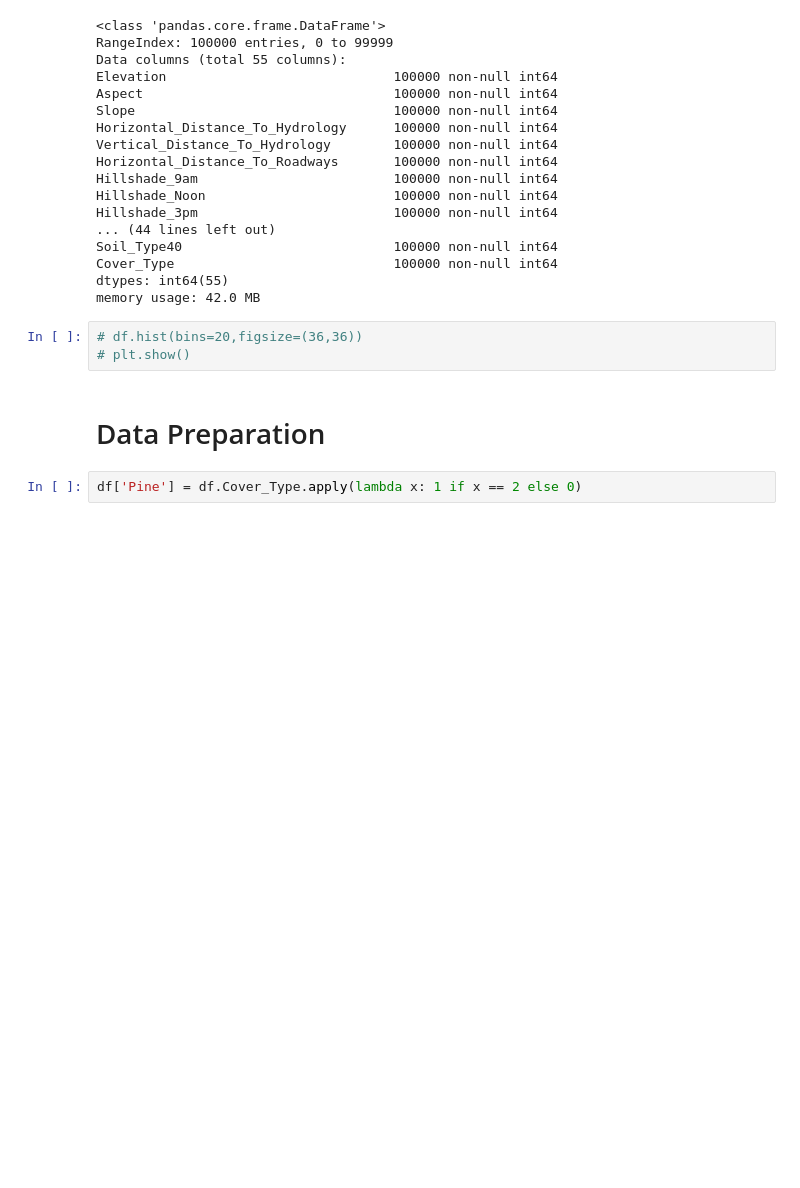
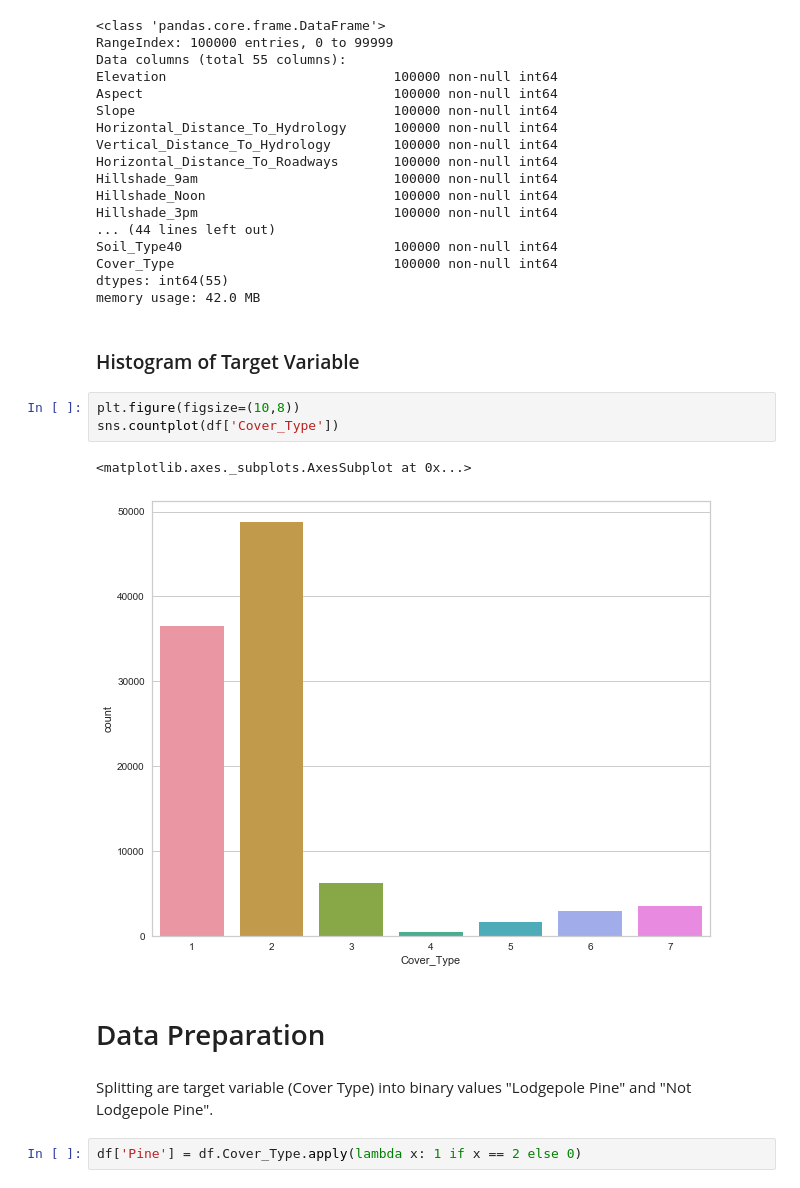
Before and after one commit to awesomeahi95/Forest_Trees, a Jupyter notebook: Forest_Ahilan.ipynb, the cells around one changed output. Drawn from its saved outputs; the diff is of its cells as text; blank space fills up the shorter version.

```diff
--- a/Forest_Ahilan.ipynb
+++ b/Forest_Ahilan.ipynb
@@ -83,10 +99,17 @@ Soil_Type40                           100000 non-null int64
 Cover_Type                            100000 non-null int64
 dtypes: int64(55)
 memory usage: 42.0 MB
-# %%
-# df.hist(bins=20,figsize=(36,36))
-# plt.show()
+# %% [markdown]
+### Histogram of Target Variable
+# %%
+plt.figure(figsize=(10,8))
+sns.countplot(df['Cover_Type'])
+# %% [output]
+<matplotlib.axes._subplots.AxesSubplot at 0x...>
+[figure, added]
 # %% [markdown]
 # Data Preparation
+# %% [markdown]
+Splitting are target variable (Cover Type) into binary values "Lodgepole Pine" and "Not Lodgepole Pine".
 # %%
 df['Pine'] = df.Cover_Type.apply(lambda x: 1 if x == 2 else 0)
```
Also changed, not shown: parts of 26 cells of this notebook.
